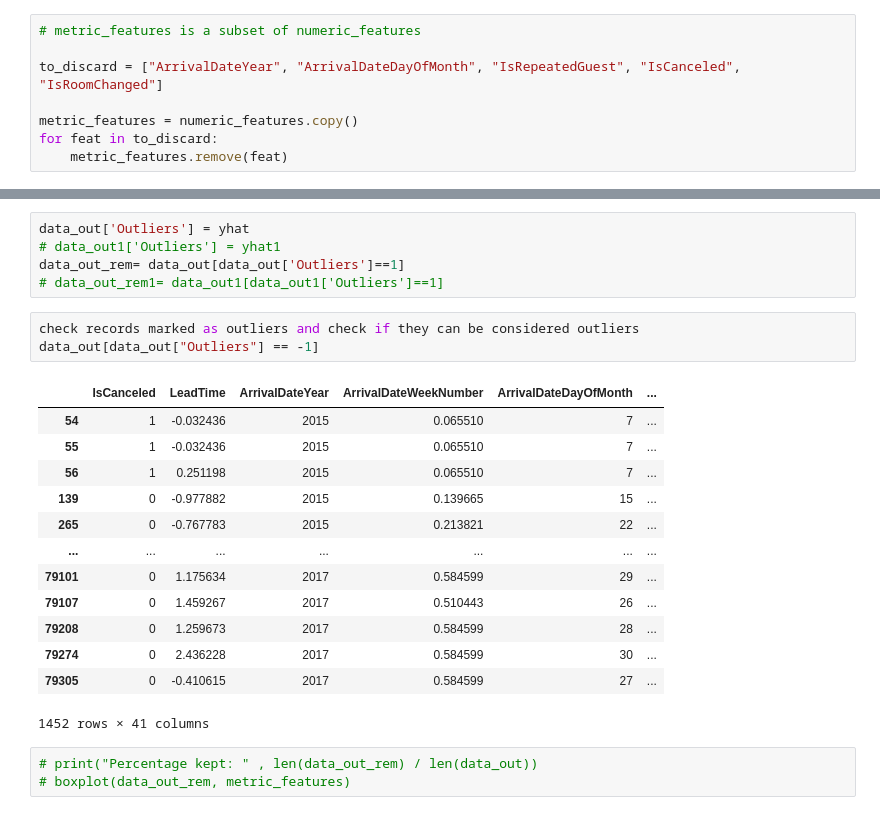
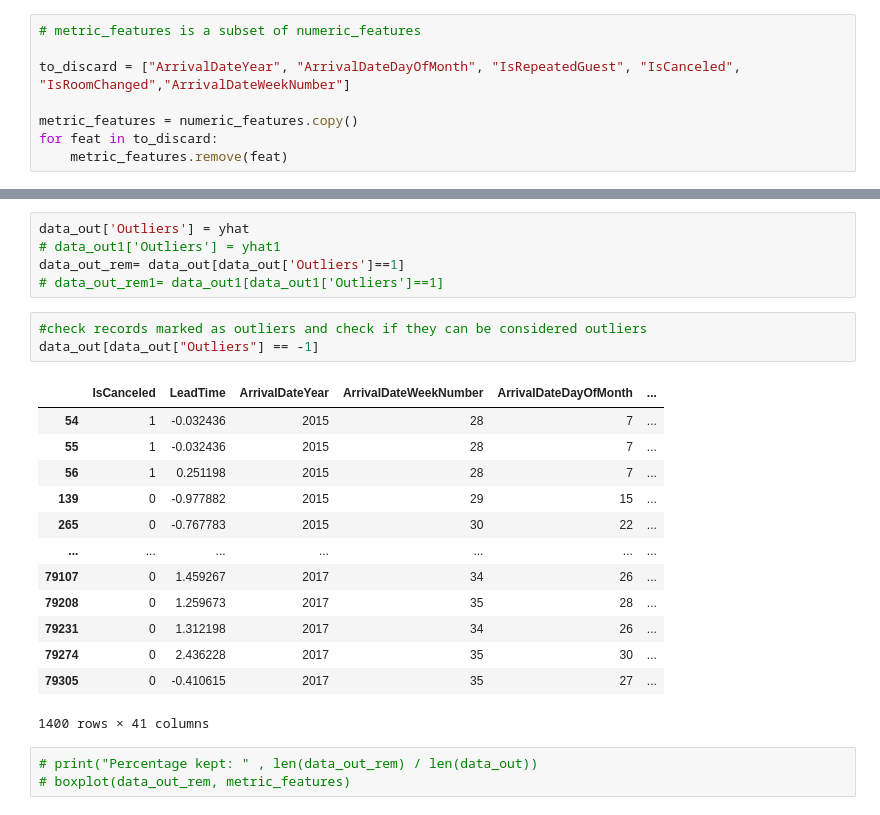
Before and after one commit to alderaemanuele/Business-Cases, a Jupyter notebook: BC2/BC2.ipynb, the cells around one changed output, grey strips where cells are left out. Saved outputs shown, nothing was run; the diff lists cells and outputs as text.

```diff
--- a/BC2/BC2.ipynb
+++ b/BC2/BC2.ipynb
@@ -274,7 +277,7 @@ data[numeric_features]
 # %%
 # metric_features is a subset of numeric_features
 
-to_discard = ["ArrivalDateYear", "ArrivalDateDayOfMonth", "IsRepeatedGuest", "IsCanceled", "IsRoomChanged"]
+to_discard = ["ArrivalDateYear", "ArrivalDateDayOfMonth", "IsRepeatedGuest", "IsCanceled", "IsRoomChanged","ArrivalDateWeekNumber"]
 
 metric_features = numeric_features.copy()
 for feat in to_discard:
@@ -775,22 +778,22 @@ data_out['Outliers'] = yhat
 data_out_rem= data_out[data_out['Outliers']==1]
 # data_out_rem1= data_out1[data_out1['Outliers']==1]
 # %%
-check records marked as outliers and check if they can be considered outliers
+#check records marked as outliers and check if they can be considered outliers
 data_out[data_out["Outliers"] == -1]
 # %% [output]
 |  | IsCanceled | LeadTime | ArrivalDateYear | ArrivalDateWeekNumber | ArrivalDateDayOfMonth | ... |
-| 54 | 1 | -0.032436 | 2015 | 0.065510 | 7 | ... |
-| 55 | 1 | -0.032436 | 2015 | 0.065510 | 7 | ... |
-| 56 | 1 | 0.251198 | 2015 | 0.065510 | 7 | ... |
-| 139 | 0 | -0.977882 | 2015 | 0.139665 | 15 | ... |
-| 265 | 0 | -0.767783 | 2015 | 0.213821 | 22 | ... |
+| 54 | 1 | -0.032436 | 2015 | 28 | 7 | ... |
+| 55 | 1 | -0.032436 | 2015 | 28 | 7 | ... |
+| 56 | 1 | 0.251198 | 2015 | 28 | 7 | ... |
+| 139 | 0 | -0.977882 | 2015 | 29 | 15 | ... |
+| 265 | 0 | -0.767783 | 2015 | 30 | 22 | ... |
 | ... | ... | ... | ... | ... | ... | ... |
-| 79101 | 0 | 1.175634 | 2017 | 0.584599 | 29 | ... |
-| 79107 | 0 | 1.459267 | 2017 | 0.510443 | 26 | ... |
-| 79208 | 0 | 1.259673 | 2017 | 0.584599 | 28 | ... |
-| 79274 | 0 | 2.436228 | 2017 | 0.584599 | 30 | ... |
-| 79305 | 0 | -0.410615 | 2017 | 0.584599 | 27 | ... |
+| 79107 | 0 | 1.459267 | 2017 | 34 | 26 | ... |
+| 79208 | 0 | 1.259673 | 2017 | 35 | 28 | ... |
+| 79231 | 0 | 1.312198 | 2017 | 34 | 26 | ... |
+| 79274 | 0 | 2.436228 | 2017 | 35 | 30 | ... |
+| 79305 | 0 | -0.410615 | 2017 | 35 | 27 | ... |
-1452 rows × 41 columns
+1400 rows × 41 columns
 # %%
 # print("Percentage kept: " , len(data_out_rem) / len(data_out))
 # boxplot(data_out_rem, metric_features)
```
Also changed, not shown: parts of 63 cells of this notebook, 1 other file.
